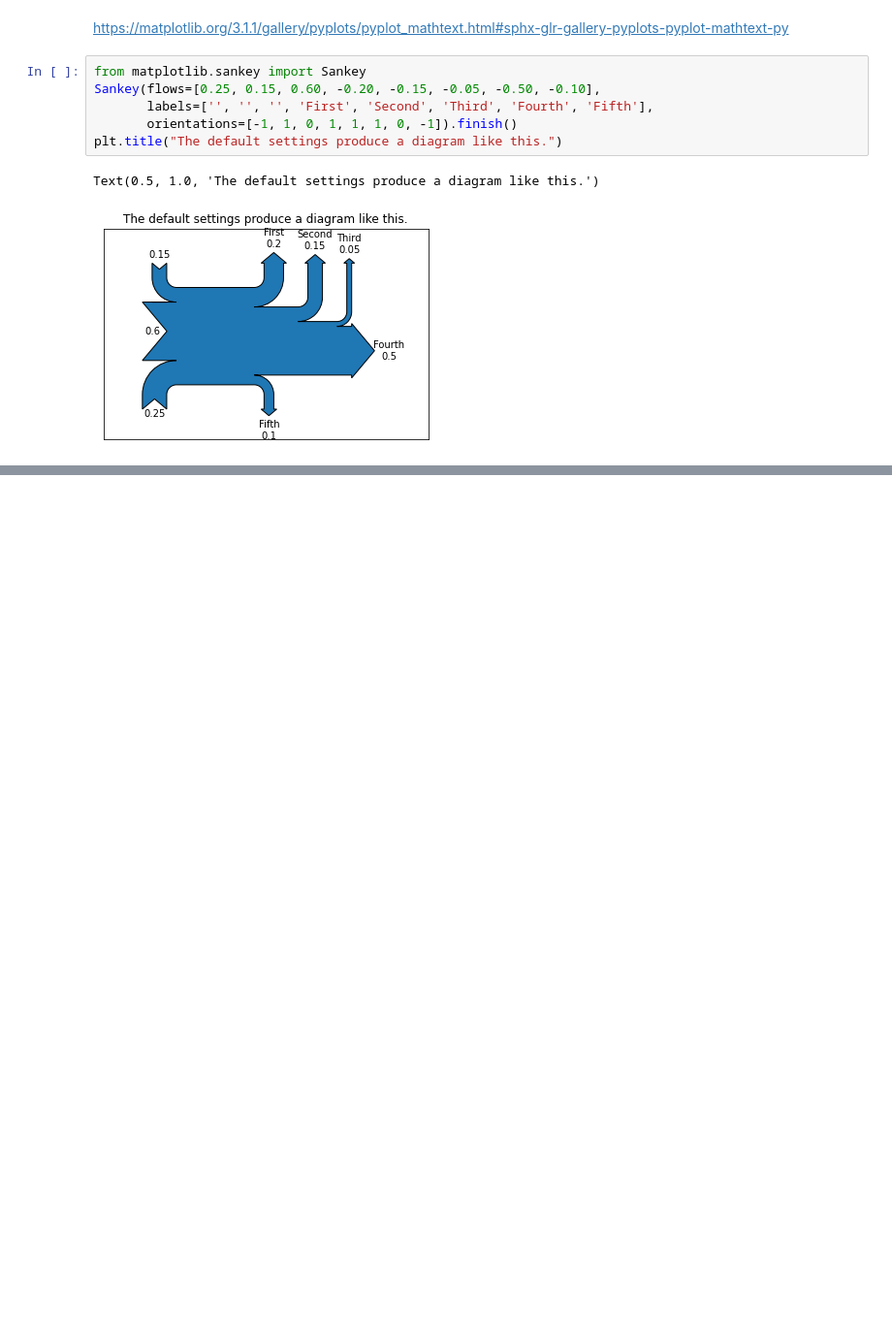
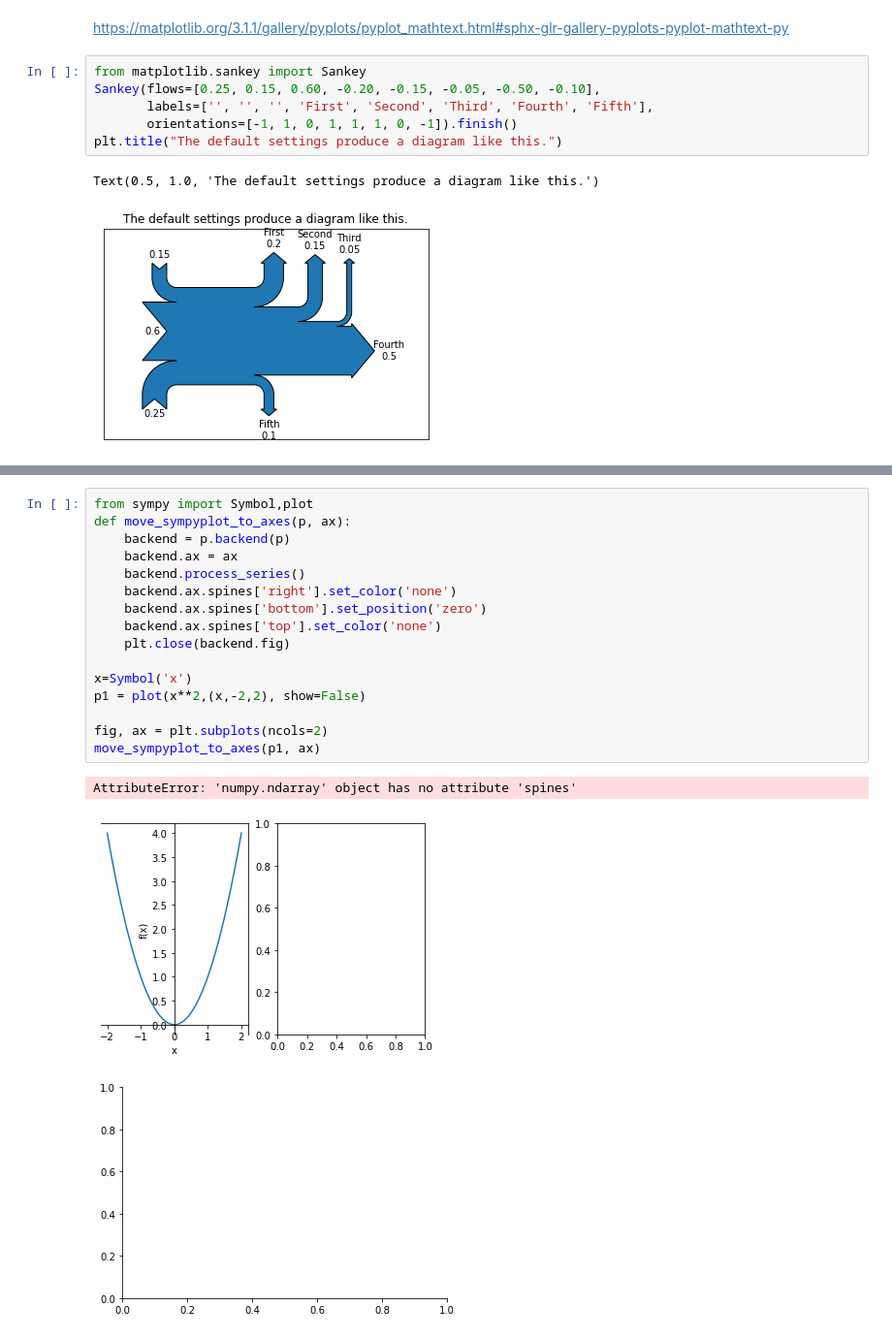
Before and after one commit to mt7180/python_selfstudy_notebooks, a Jupyter notebook: 3_Modules_matplotlib.ipynb, the cells around one changed output, grey strips where cells are left out. Shown: that part at 97% size. Cells and saved outputs as stored; diff of their text form; blank space fills up the shorter version.

```diff
--- a/3_Modules_matplotlib.ipynb
+++ b/3_Modules_matplotlib.ipynb
@@ -201,0 +212,20 @@ Text(0.5, 1.0, 'The default settings produce a diagram like this.')
+# %%
+from sympy import Symbol,plot
+def move_sympyplot_to_axes(p, ax):
+    backend = p.backend(p)
+    backend.ax = ax
+    backend.process_series()
+    backend.ax.spines['right'].set_color('none')
+    backend.ax.spines['bottom'].set_position('zero')
+    backend.ax.spines['top'].set_color('none')
+    plt.close(backend.fig)
+
+x=Symbol('x')
+p1 = plot(x**2,(x,-2,2), show=False)
+
+fig, ax = plt.subplots(ncols=2)
+move_sympyplot_to_axes(p1, ax)
+# %% [output]
+AttributeError: 'numpy.ndarray' object has no attribute 'spines'
+[figure, added]
+[figure, added]
```
Also changed, not shown: parts of 1 cell of this notebook, 3 other files.
